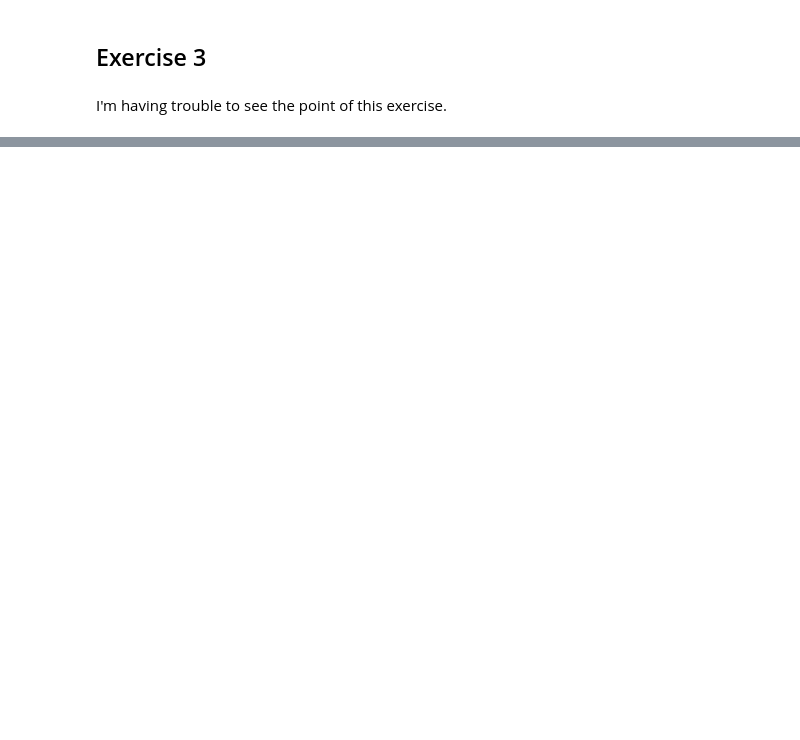
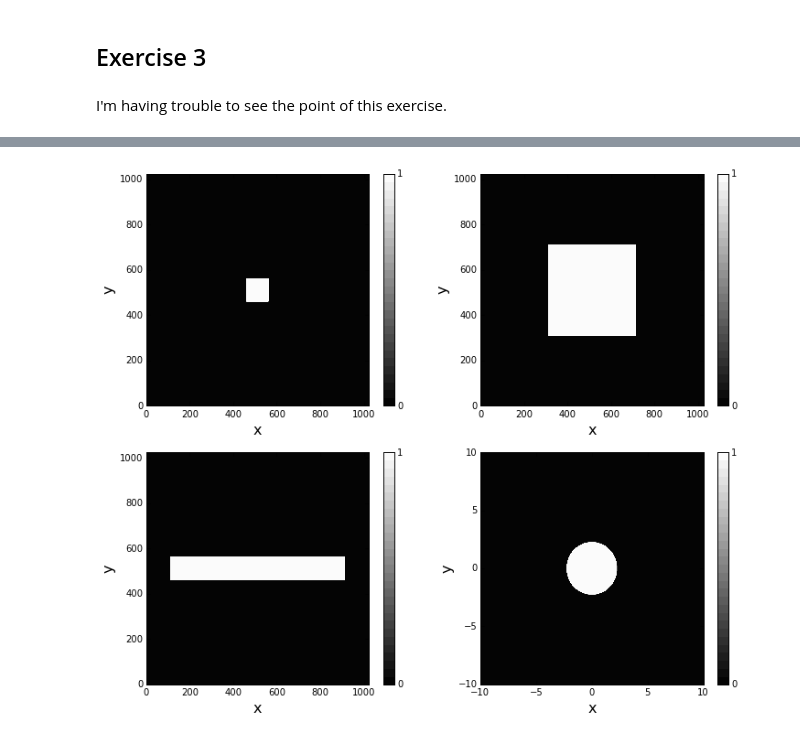
Before and after one commit to biavillasboas/SIO236, a Jupyter notebook: labs/lab02/villasboas_bia_lab2.ipynb, the cells around one changed output, grey strips where cells are left out. Saved outputs shown, nothing was run; the diff lists cells and outputs as text; code cells hidden in the pictures; blank space fills up the shorter version.

```diff
--- a/labs/lab02/villasboas_bia_lab2.ipynb
+++ b/labs/lab02/villasboas_bia_lab2.ipynb
@@ -135,0 +166,41 @@ a = np.zeros((1024,1024))
+# %%
+plt.figure(figsize=(12,10))
+plt.subplot(221)
+plt.xlabel('x', fontsize=16)
+plt.ylabel('y', fontsize=16)
+lin = np.linspace(0,1.,30)
+plt.contourf(x,y,a1, lin,cmap=cm.gray)
+plt.xlim([0,1024])
+plt.ylim([0,1024])
+cbar = plt.colorbar()
+cbar.set_ticks([0,1])
+
+plt.subplot(222)
+plt.xlabel('x', fontsize=16)
+plt.ylabel('y', fontsize=16)
+lin = np.linspace(0,1.,30)
+plt.contourf(x,y,a2, lin,cmap=cm.gray)
+plt.xlim([0,1024])
+plt.ylim([0,1024])
+cbar = plt.colorbar()
+cbar.set_ticks([0,1])
+
+plt.subplot(223)
+plt.xlabel('x', fontsize=16)
+plt.ylabel('y', fontsize=16)
+lin = np.linspace(0,1.,30)
+plt.contourf(x,y,a3, lin,cmap=cm.gray)
+plt.xlim([0,1024])
+plt.ylim([0,1024])
+cbar = plt.colorbar()
+cbar.set_ticks([0,1])
+
+plt.subplot(224)
+plt.xlabel('x', fontsize=16)
+plt.ylabel('y', fontsize=16)
+lin = np.linspace(0,1.,30)
+plt.contourf(xx,yy,a4, lin,cmap=cm.gray)
+cbar = plt.colorbar()
+cbar.set_ticks([0,1])
+# %% [output]
+[figure, added]
```
Also changed, not shown: parts of 16 cells of this notebook.
